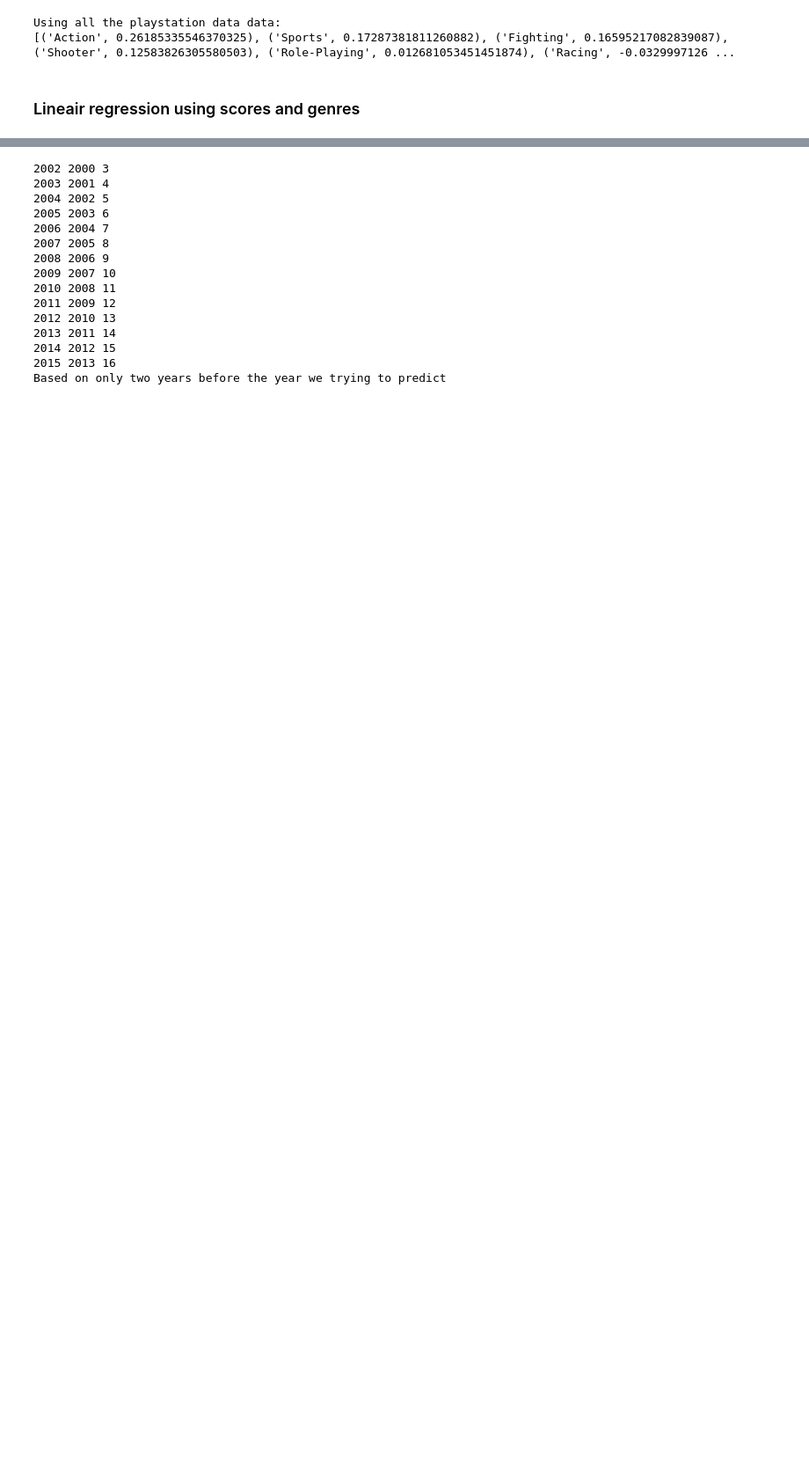
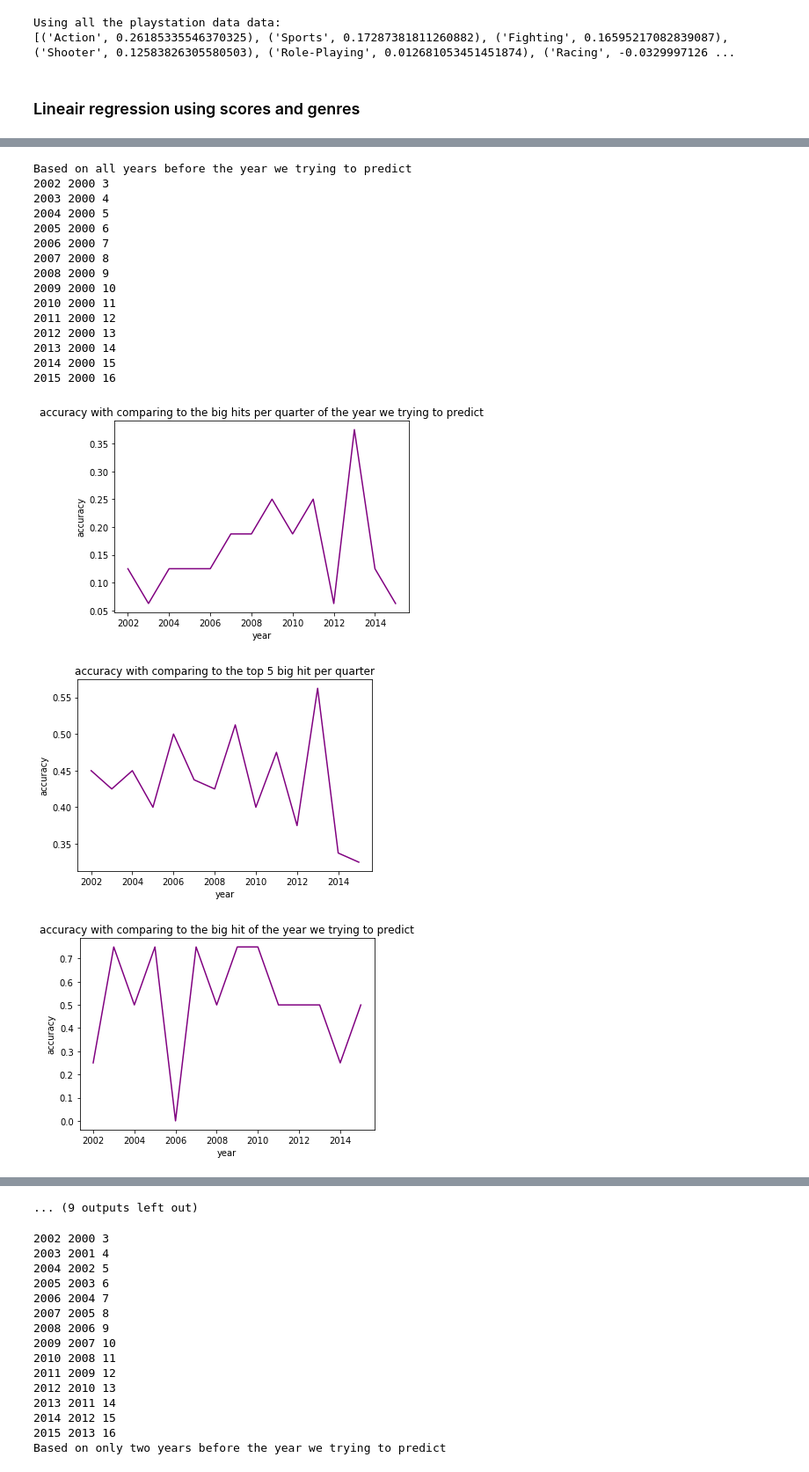
Before and after one commit to Archifer/SDA-Project, a Jupyter notebook: SDA-Project Xav.ipynb, the cells around one changed output, grey strips where cells are left out. Shown at 88% size. Drawn from its saved outputs; the diff is of its cells as text; code cells hidden in the pictures; blank space fills up the shorter version.

Commit message:
Finished accuracy of predicting with the LRM

```diff
--- a/SDA-Project Xav.ipynb
+++ b/SDA-Project Xav.ipynb
@@ -370,19 +382,18 @@ def calc_LinR_model_Cat(data):
     return fit1, fit2, fit3, fit4
 #     return model
 
-def calc_LinR_model_Cat_Gen_Quar(data):
+def calc_LinR_model_Cat_in_years(data):
     df = pd.DataFrame(data, columns=keys)
     # Put the target (Global Sales -- Global_Sales) in another DataFrame
+    fit = smf.ols(formula=key_global + ' ~ ' + key_score + ' + ' + 'C(' + key_genre + ')', data=df).fit()
 
-    return smf.ols(formula=key_global + ' ~ ' + key_score + ' + ' + 'C(' + key_genre + ')' \
-                   + ' + ' + 'C(' + key_release_q + ')', data=df)
-
-    return model
+    return fit
 
 
 years = [2000, 2001, 2002, 2003, 2004, 2005, 2006, 2007, 2008, 2009,
          2010, 2011, 2012, 2013, 2014, 2015, 2016]
 
+# Gets the games of all the data, splits it in quarters.
 def get_games_of_year_in_quarters(begin_year, end_year, data):
     quarter1 = []
     quarter2 = []
@@ -398,9 +409,9 @@ def get_games_of_year_in_quarters(begin_year, end_year, data):
                 quarter3.append(row)
             elif row[key_release_q] == 'Q4':
                 quarter4.append(row)
-    return quarter1, quarter2, quarter3, quarter4
+    return quarter1, quarter2, quarter3, quarter4, quarter1 + quarter2 + quarter3 + quarter4
 
-
+# Gets the hits for the actual data representing the big hits.
 def get_hits_in_quarters(data):
     q = 1
     y = 0
@@ -427,7 +438,6 @@ def get_hits_in_quarters(data):
     return quarter1, quarter2, quarter3, quarter4
 
 
-
 def get_accuracy(predicted_data, actual_data):
     number1 = predicted_data.params[:-1].nlargest(1).keys()[0]
     if number1 in 'Intercept':
@@ -624,0 +706,22 @@ Based on all years before the year we trying to predict
+# %%
+print("Based on all years before the year we trying to predict")
+do_accuracy_test_for_four_methods(i-2)
+# %% [output]
+Based on all years before the year we trying to predict
+2002 2000 3
+2003 2000 4
+2004 2000 5
+2005 2000 6
+2006 2000 7
+2007 2000 8
+2008 2000 9
+2009 2000 10
+2010 2000 11
+2011 2000 12
+2012 2000 13
+2013 2000 14
+2014 2000 15
+2015 2000 16
+[figure, added]
+[figure, added]
+[figure, added]
@@ -625,3 +736,4 @@ Based on all years before the year we trying to predict
+... (9 outputs left out)
 # %%
 method1all = []
 method2all = []
```
Also changed, not shown: parts of 3 cells of this notebook, 9 other files.
